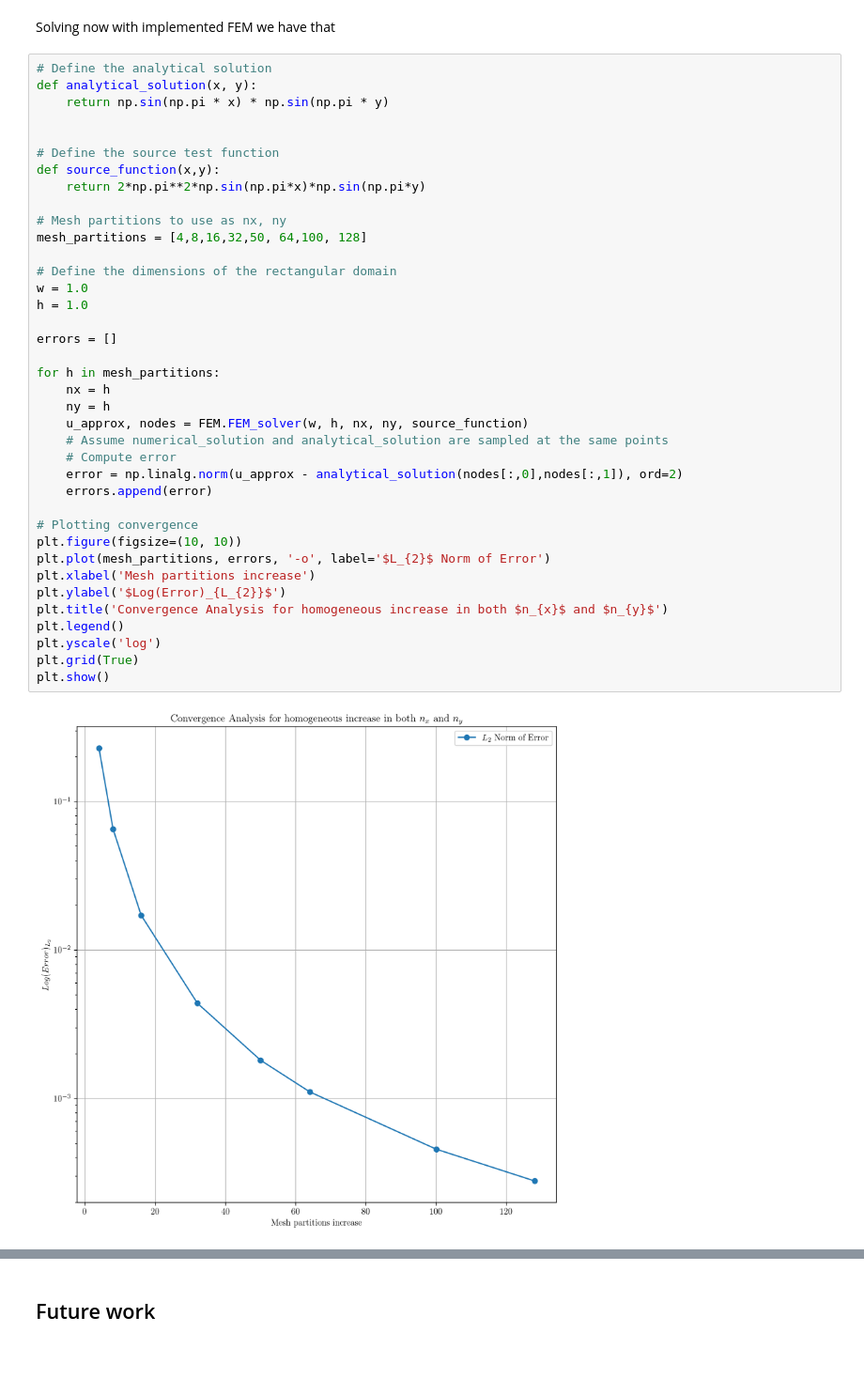
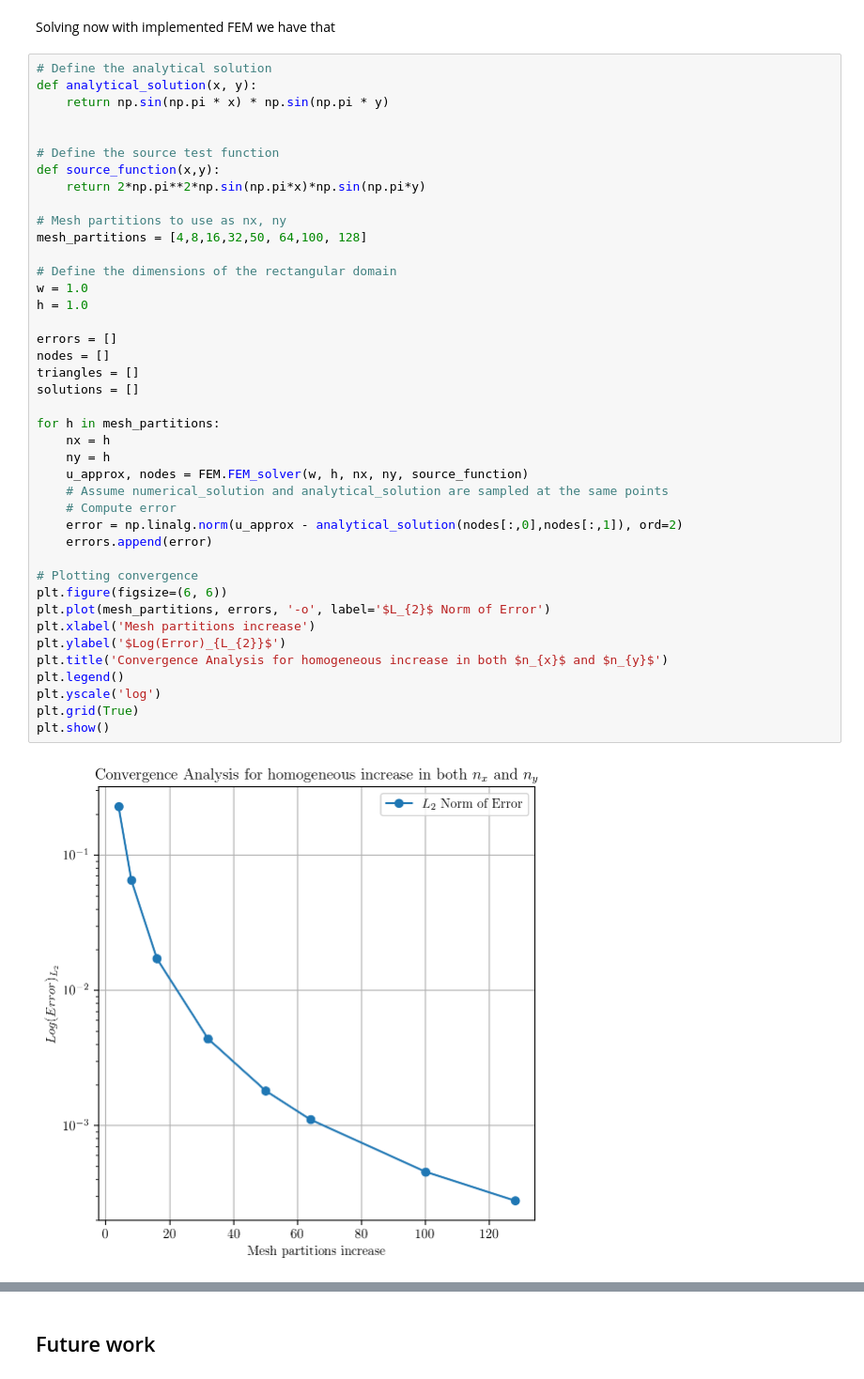
Before and after one commit to vats1703/Finite-Element-Methods, a Jupyter notebook: Implementation.ipynb, the cells around one changed output, grey strips where cells are left out. Shown at 94% size. Drawn from its saved outputs; the diff is of its cells as text.

```diff
--- a/Implementation.ipynb
+++ b/Implementation.ipynb
@@ -364,34 +363,37 @@ def source_function(x,y):
     return 2*np.pi**2*np.sin(np.pi*x)*np.sin(np.pi*y)
 
 # Mesh partitions to use as nx, ny
 mesh_partitions = [4,8,16,32,50, 64,100, 128]
 
 # Define the dimensions of the rectangular domain
 w = 1.0
 h = 1.0
 
 errors = []
+nodes = []
+triangles = []
+solutions = []
 
 for h in mesh_partitions:
     nx = h
     ny = h
     u_approx, nodes = FEM.FEM_solver(w, h, nx, ny, source_function)
     # Assume numerical_solution and analytical_solution are sampled at the same points
     # Compute error
     error = np.linalg.norm(u_approx - analytical_solution(nodes[:,0],nodes[:,1]), ord=2)
     errors.append(error)
 
 # Plotting convergence
-plt.figure(figsize=(10, 10))
+plt.figure(figsize=(6, 6))
 plt.plot(mesh_partitions, errors, '-o', label='$L_{2}$ Norm of Error')
 plt.xlabel('Mesh partitions increase')
 plt.ylabel('$Log(Error)_{L_{2}}$')
 plt.title('Convergence Analysis for homogeneous increase in both $n_{x}$ and $n_{y}$')
 plt.legend()
 plt.yscale('log')
 plt.grid(True)
 plt.show()
 # %% [output]
-[figure, old version]
+[figure, new version]
 # %% [markdown]
 Although the error seems to decrease, by generically reducing the mesh, it seems that it does not reduces so fast. It seems that the method is working but better optimization techniques are needed.
```
Also changed, not shown: parts of 8 cells of this notebook.
